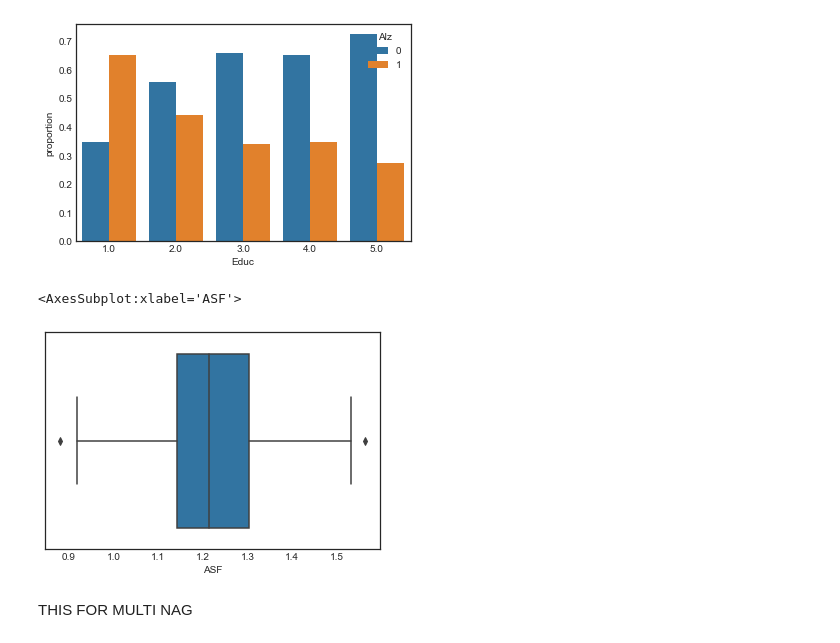
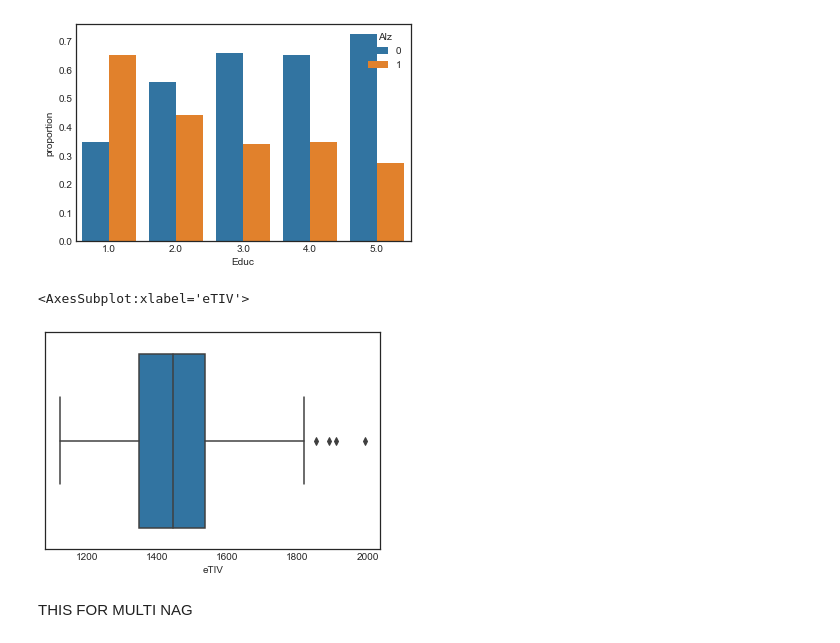
Before and after one commit to Gauss-x/Alzheimer-s-Analysis, a Jupyter notebook: cross-sectional.ipynb, the cells around one changed output. Cells and saved outputs as stored; diff of their text form; code cells hidden in the pictures.

```diff
--- a/cross-sectional.ipynb
+++ b/cross-sectional.ipynb
@@ -365,10 +366,10 @@ sns.barplot(data=df,x='Educ',y='proportion',hue='Alz')
 [figure]
 # %%
 
-sns.boxplot(data=df_cross,x='ASF')
+sns.boxplot(data=df_cross,x='eTIV')
 # %% [output]
-<AxesSubplot:xlabel='ASF'>
+<AxesSubplot:xlabel='eTIV'>
-[figure, old version]
+[figure, new version]
 # %% [markdown]
 THIS FOR MULTI NAG
 # %% [markdown]
```
Also changed, not shown: parts of 10 cells of this notebook.
